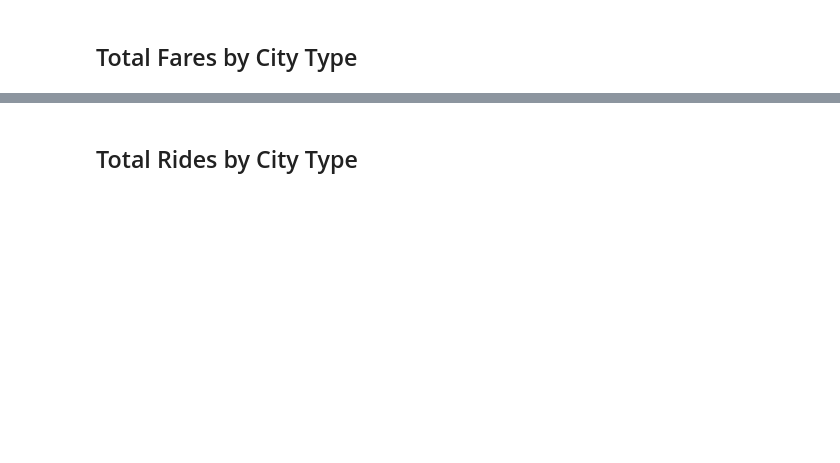
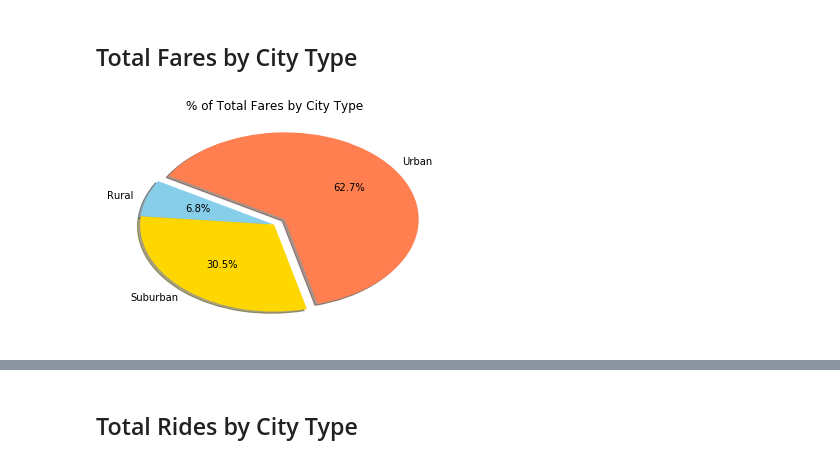
Before and after one commit to billfrye/HW_05-Matplotlib, a Jupyter notebook: Pyber/pyber_notebook.ipynb, the cells around one changed output, grey strips where cells are left out. Drawn from its saved outputs; the diff is of its cells as text; code cells hidden in the pictures; blank space fills up the shorter version.

```diff
--- a/Pyber/pyber_notebook.ipynb
+++ b/Pyber/pyber_notebook.ipynb
@@ -82,0 +12,11 @@ CSV Header: ['city', 'driver_count', 'type']
+# %%
+%matplotlib inline
+# Dependencies and Setup
+import matplotlib.pyplot as plt
+import pandas as pd
+import numpy as np
+
+# Load the data into 2 dataframes.
+ride_df = pd.read_csv(rider_data_to_load)
+city_df = pd.read_csv(city_data_to_load)
+ride_df.head()
@@ -82,0 +39,4 @@ CSV Header: ['city', 'driver_count', 'type']
+# %%
+# Combine the data into a single dataset
+combined_df = city_df.merge(ride_df, on = 'city')
+combined_df.head()
@@ -110,3 +118,20 @@ plt.show()
+# %%
+by_type_percent = (combined_df.groupby('type').sum()['fare'] /
+                   combined_df['fare'].sum()) * 100
+
+# Build Pie Chart
+plt.pie(by_type_percent,
+        labels = ['Rural', 'Suburban','Urban'],
+        colors = ['skyblue','gold','coral'],
+        explode=[0,0,0.1],
+        autopct='%1.1f%%',
+        shadow=True, startangle=150)
+plt.title('% of Total Fares by City Type')
+
+# Save Figure
+plt.savefig('Figure2.png')
+# %% [output]
+[figure, added]
 # %%
 # Show Figure
 plt.show()
```
Also changed, not shown: parts of 20 cells of this notebook, 4 other files.
